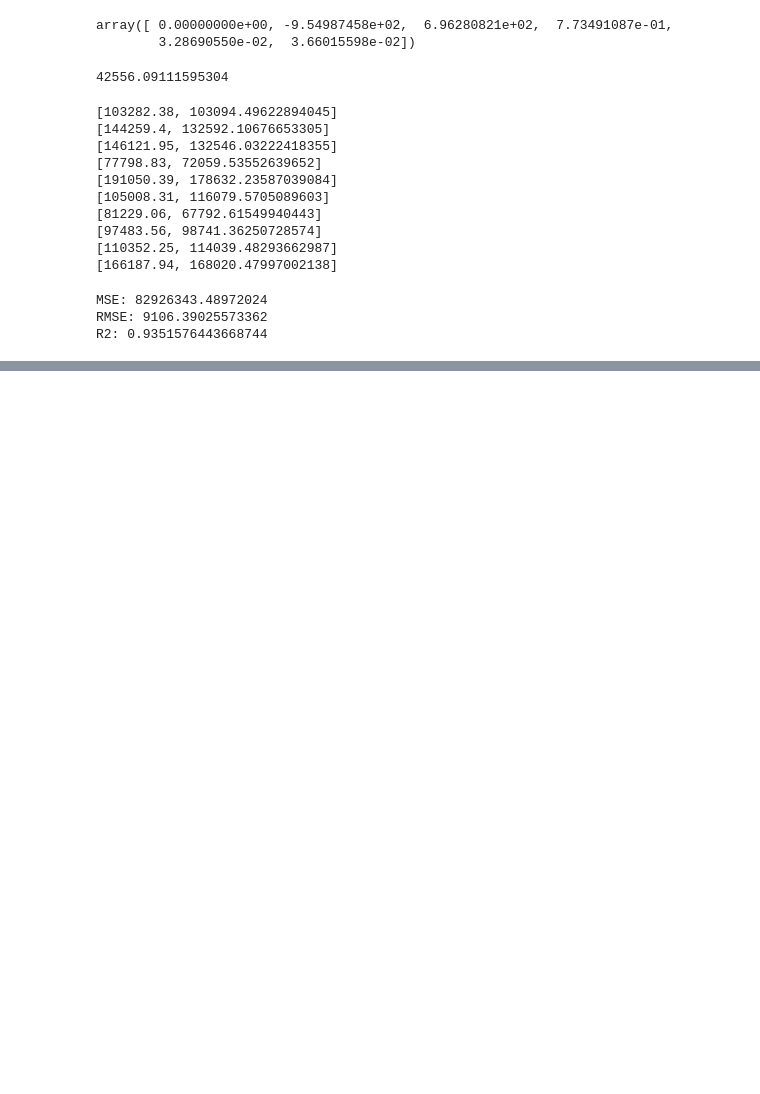
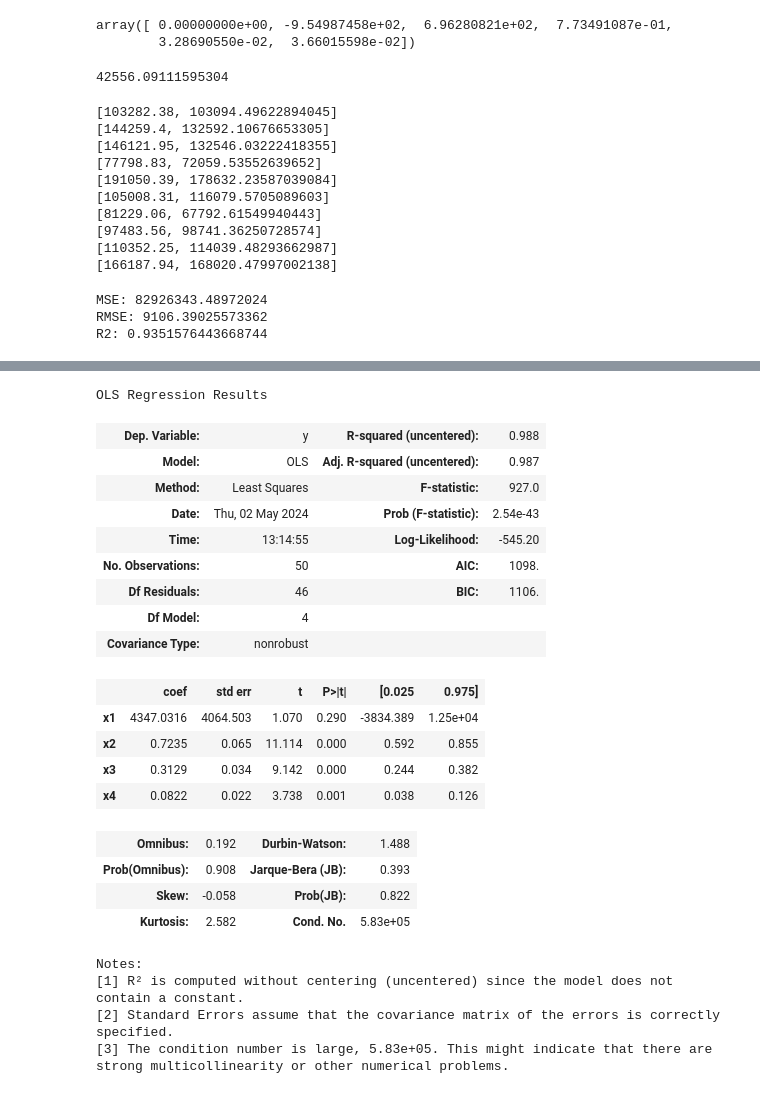
Before and after one commit to skanderkaroui/TP2-Machine-Learning, a Jupyter notebook: atelier regression.ipynb, the cells around one changed output, grey strips where cells are left out. Cells and saved outputs as stored; diff of their text form; code cells hidden in the pictures; blank space fills up the shorter version.

```diff
--- a/atelier regression.ipynb
+++ b/atelier regression.ipynb
@@ -289,0 +325,29 @@ R2: 0.9351576443668744
+# %%
+x_opt = x[:, [0,3,4,5]]
+reggressor_OLS = sm.OLS(endog=y, exog= x_opt).fit()
+reggressor_OLS.summary()
+# %% [output]
+OLS Regression Results
+| Dep. Variable: | y | R-squared (uncentered): | 0.988 |
+| Model: | OLS | Adj. R-squared (uncentered): | 0.987 |
+| Method: | Least Squares | F-statistic: | 927.0 |
+| Date: | Thu, 02 May 2024 | Prob (F-statistic): | 2.54e-43 |
+| Time: | 13:14:55 | Log-Likelihood: | -545.20 |
+| No. Observations: | 50 | AIC: | 1098. |
+| Df Residuals: | 46 | BIC: | 1106. |
+| Df Model: | 4 |  |  |
+| Covariance Type: | nonrobust |  |  |
+|  | coef | std err | t | P>|t| | [0.025 | 0.975] |
+| x1 | 4347.0316 | 4064.503 | 1.070 | 0.290 | -3834.389 | 1.25e+04 |
+| x2 | 0.7235 | 0.065 | 11.114 | 0.000 | 0.592 | 0.855 |
+| x3 | 0.3129 | 0.034 | 9.142 | 0.000 | 0.244 | 0.382 |
+| x4 | 0.0822 | 0.022 | 3.738 | 0.001 | 0.038 | 0.126 |
+| Omnibus: | 0.192 | Durbin-Watson: | 1.488 |
+| Prob(Omnibus): | 0.908 | Jarque-Bera (JB): | 0.393 |
+| Skew: | -0.058 | Prob(JB): | 0.822 |
+| Kurtosis: | 2.582 | Cond. No. | 5.83e+05 |
+Notes:
+[1] R² is computed without centering (uncentered) since the model does not contain a constant.
+[2] Standard Errors assume that the covariance matrix of the errors is correctly specified.
+[3] The condition number is large, 5.83e+05. This might indicate that there are
+strong multicollinearity or other numerical problems.
```
Also changed, not shown: parts of 6 cells of this notebook, 1 other file.
